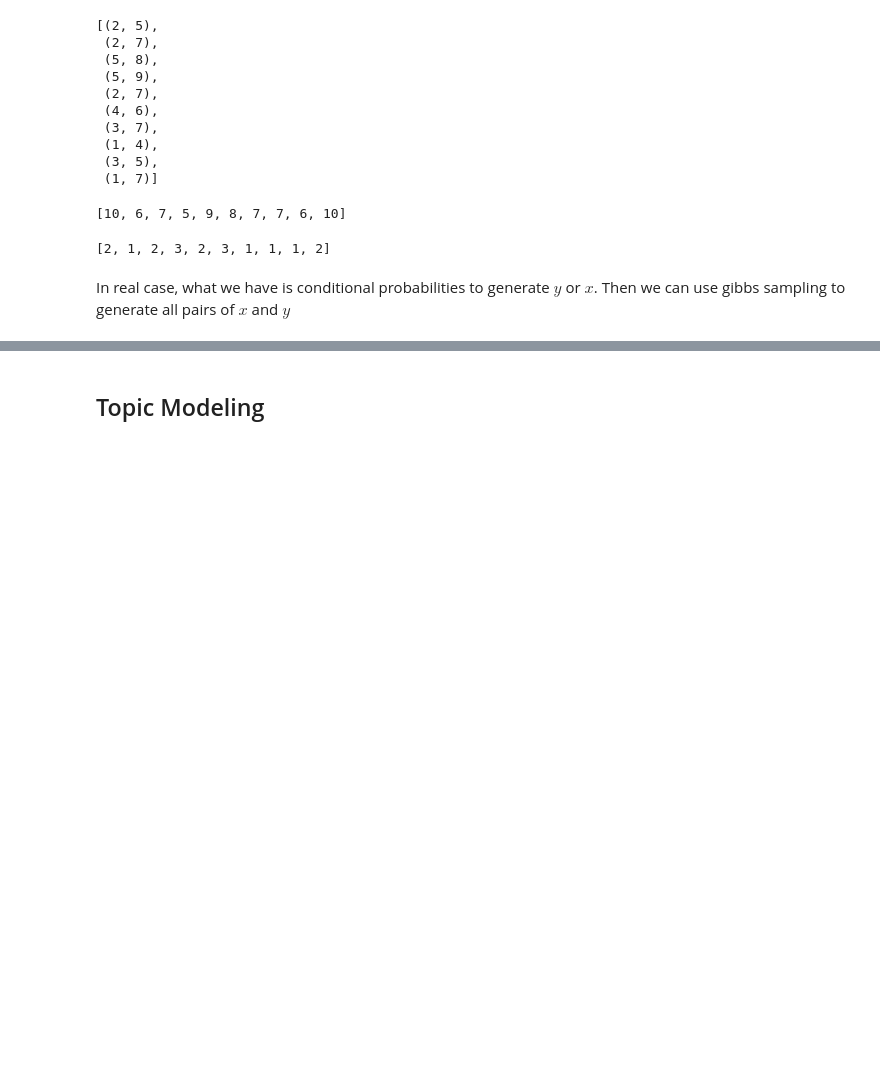
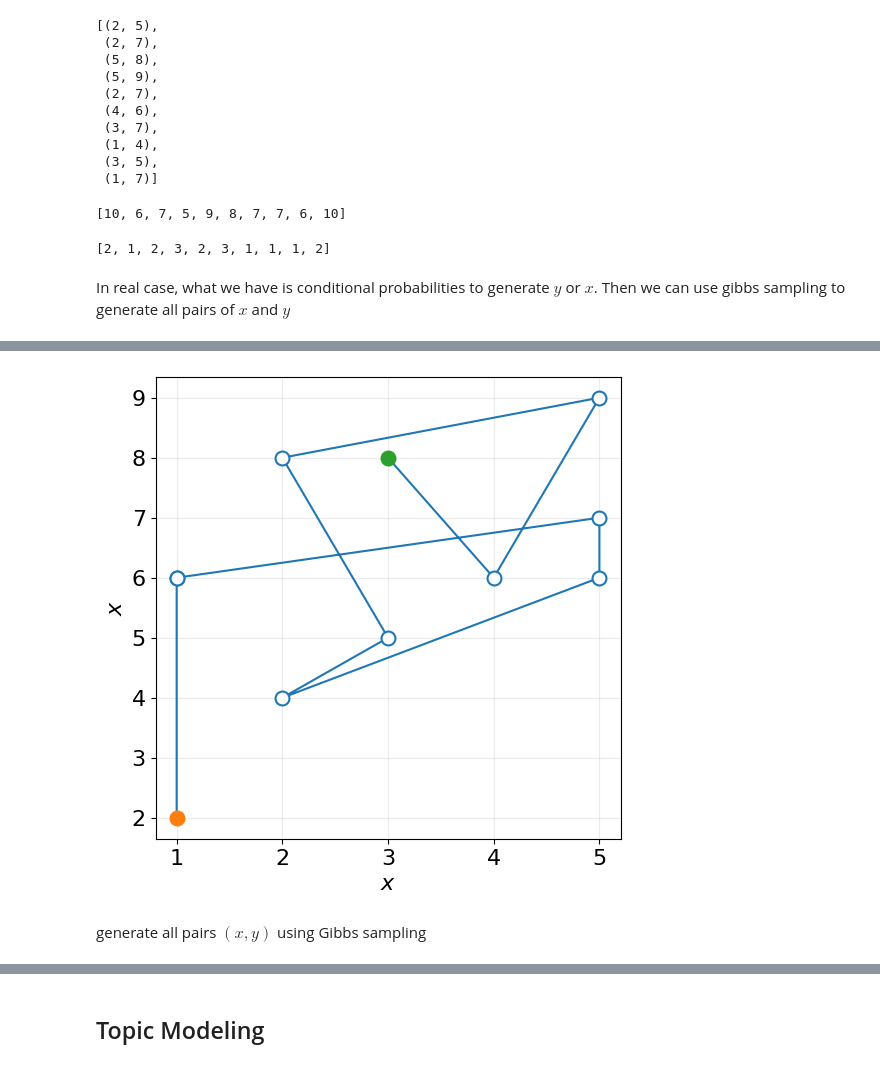
Before and after one commit to LugoBlogger/AK-201-426-data-science, a Jupyter notebook: ch-21-nlp-01.ipynb, the cells around one changed output, grey strips where cells are left out. Cells and saved outputs as stored; diff of their text form; code cells hidden in the pictures; blank space fills up the shorter version.

```diff
--- a/ch-21-nlp-01.ipynb
+++ b/ch-21-nlp-01.ipynb
@@ -413,0 +584,37 @@ plt.show(fig)
+# %%
+def gibbs_sample_with_history(rng, num_iters: int = 100) -> Tuple[int, int]:
+  x, y = 1, 2      # initial values do not really matter
+  x_y_hist = [[x, y]]
+  for _ in range(num_iters):
+    x = random_x_given_y(y, rng)
+    y = random_y_given_x(x, rng)
+    x_y_hist.append([x, y])
+
+  return x, y, np.array(x_y_hist)
+# %%
+seed = 24_03_31
+# seed = None
+rng = np.random.default_rng(seed)
+_, _, x_y_hist = gibbs_sample_with_history(rng, 10)
+x_y_hist
+
+fig, ax = plt.subplots(figsize=(6, 6))
+
+ax.plot(x_y_hist[:, 0], x_y_hist[:, 1], marker="None")
+ax.plot(x_y_hist[1:-1, 0], x_y_hist[1:-1, 1], marker="o", markerfacecolor="w",
+        markeredgewidth=1.5, markersize=10, linestyle="None", color="tab:blue")
+
+ax.plot(x_y_hist[0, 0], x_y_hist[0, 1], marker="o", markerfacecolor="tab:orange",
+        markeredgewidth=1.5, markersize=10)
+ax.plot(x_y_hist[-1, 0], x_y_hist[-1, 1], marker="o", markerfacecolor="tab:green",
+        markeredgewidth=1.5, markersize=10)
+
+ax.grid("on")
+ax.set_xlabel("$x$")
+ax.set_ylabel("$x$")
+
+plt.show(fig)
+# %% [output]
+[figure, added]
+# %% [markdown]
+generate all pairs $(x, y)$ using Gibbs sampling
```
Also changed, not shown: parts of 34 cells of this notebook, 6 other files.
